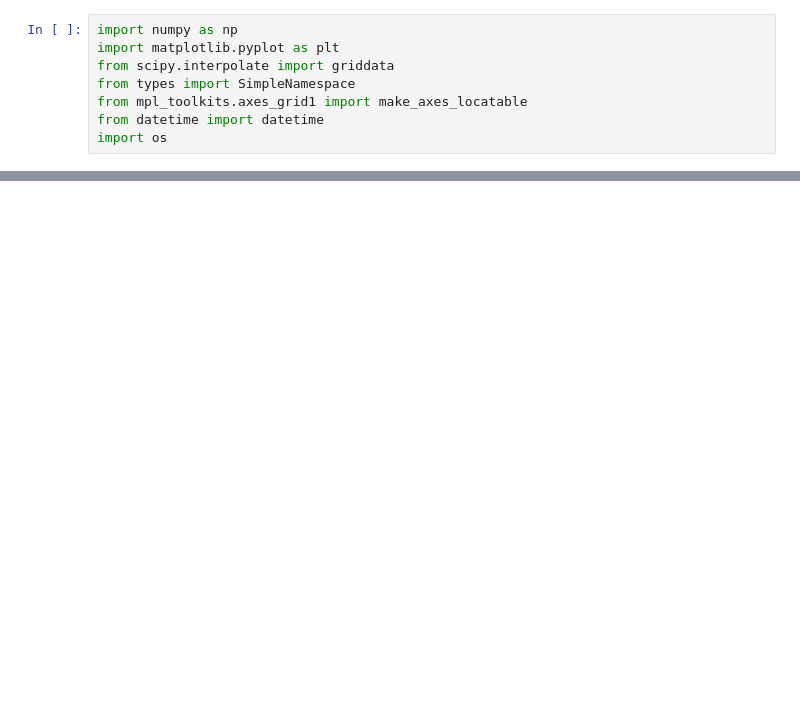
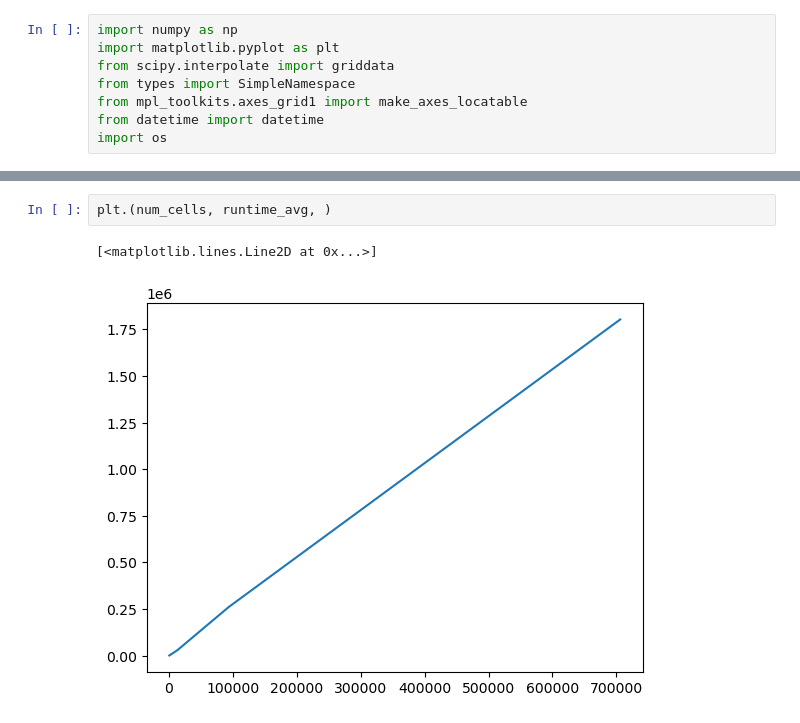
Before and after one commit to 314152718/amr-gpu, a Jupyter notebook: visualize.ipynb, the cells around one changed output, grey strips where cells are left out. Cells and saved outputs as stored; diff of their text form; blank space fills up the shorter version.

```diff
--- a/visualize.ipynb
+++ b/visualize.ipynb
@@ -103,0 +163,5 @@ Text(0, 0.5, '$N_{\\rm cells}$')
+# %%
+plt.(num_cells, runtime_avg, )
+# %% [output]
+[<matplotlib.lines.Line2D at 0x...>]
+[figure, added]
```
Also changed, not shown: parts of 11 cells of this notebook.
